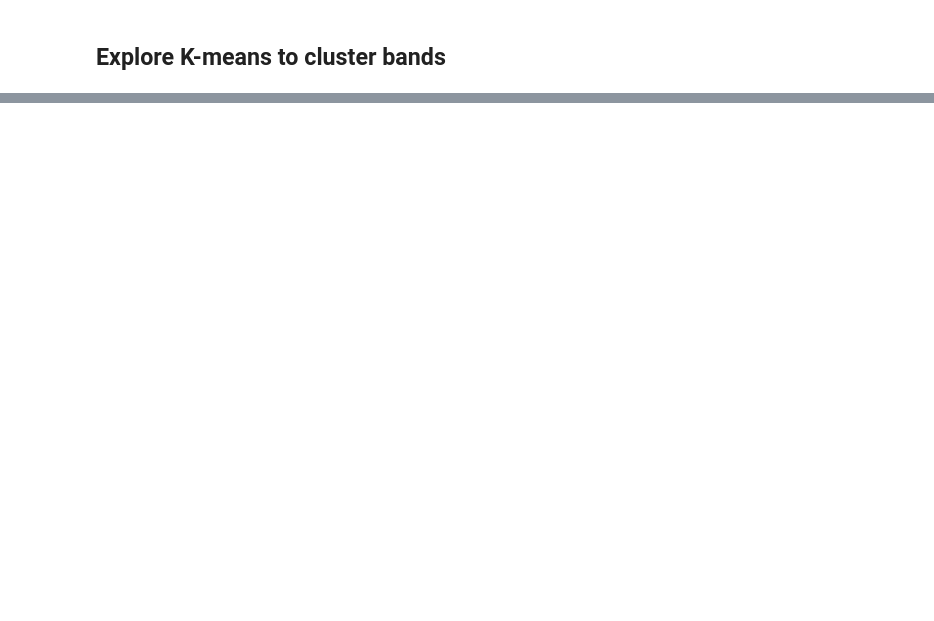
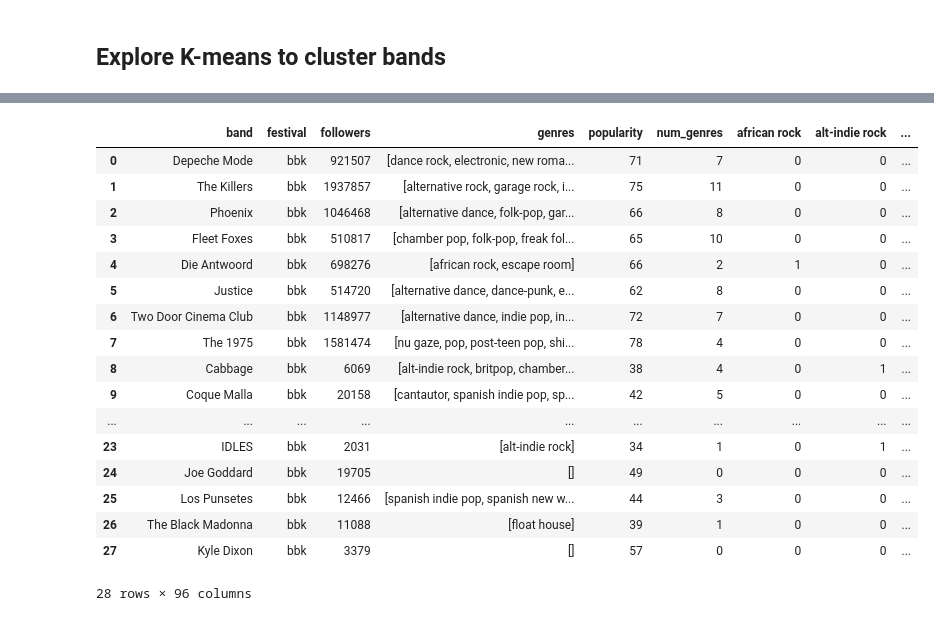
Before and after one commit to eduardbonada/festivals2018, a Jupyter notebook: Explore Festivals Info.ipynb, the cells around one changed output, grey strips where cells are left out. Cells and saved outputs as stored; diff of their text form; code cells hidden in the pictures; blank space fills up the shorter version.

```diff
--- a/Explore Festivals Info.ipynb
+++ b/Explore Festivals Info.ipynb
@@ -158,0 +185,21 @@ ax.grid()
+# %%
+festivals_bands
+# %% [output]
+|  | band | festival | followers | genres | popularity | num_genres | african rock | alt-indie rock | ... |
+| 0 | Depeche Mode | bbk | 921507 | [dance rock, electronic, new roma... | 71 | 7 | 0 | 0 | ... |
+| 1 | The Killers | bbk | 1937857 | [alternative rock, garage rock, i... | 75 | 11 | 0 | 0 | ... |
+| 2 | Phoenix | bbk | 1046468 | [alternative dance, folk-pop, gar... | 66 | 8 | 0 | 0 | ... |
+| 3 | Fleet Foxes | bbk | 510817 | [chamber pop, folk-pop, freak fol... | 65 | 10 | 0 | 0 | ... |
+| 4 | Die Antwoord | bbk | 698276 | [african rock, escape room] | 66 | 2 | 1 | 0 | ... |
+| 5 | Justice | bbk | 514720 | [alternative dance, dance-punk, e... | 62 | 8 | 0 | 0 | ... |
+| 6 | Two Door Cinema Club | bbk | 1148977 | [alternative dance, indie pop, in... | 72 | 7 | 0 | 0 | ... |
+| 7 | The 1975 | bbk | 1581474 | [nu gaze, pop, post-teen pop, shi... | 78 | 4 | 0 | 0 | ... |
+| 8 | Cabbage | bbk | 6069 | [alt-indie rock, britpop, chamber... | 38 | 4 | 0 | 1 | ... |
+| 9 | Coque Malla | bbk | 20158 | [cantautor, spanish indie pop, sp... | 42 | 5 | 0 | 0 | ... |
+| ... | ... | ... | ... | ... | ... | ... | ... | ... | ... |
+| 23 | IDLES | bbk | 2031 | [alt-indie rock] | 34 | 1 | 0 | 1 | ... |
+| 24 | Joe Goddard | bbk | 19705 | [] | 49 | 0 | 0 | 0 | ... |
+| 25 | Los Punsetes | bbk | 12466 | [spanish indie pop, spanish new w... | 44 | 3 | 0 | 0 | ... |
+| 26 | The Black Madonna | bbk | 11088 | [float house] | 39 | 1 | 0 | 0 | ... |
+| 27 | Kyle Dixon | bbk | 3379 | [] | 57 | 0 | 0 | 0 | ... |
+28 rows × 96 columns
```
Also changed, not shown: parts of 10 cells of this notebook.
